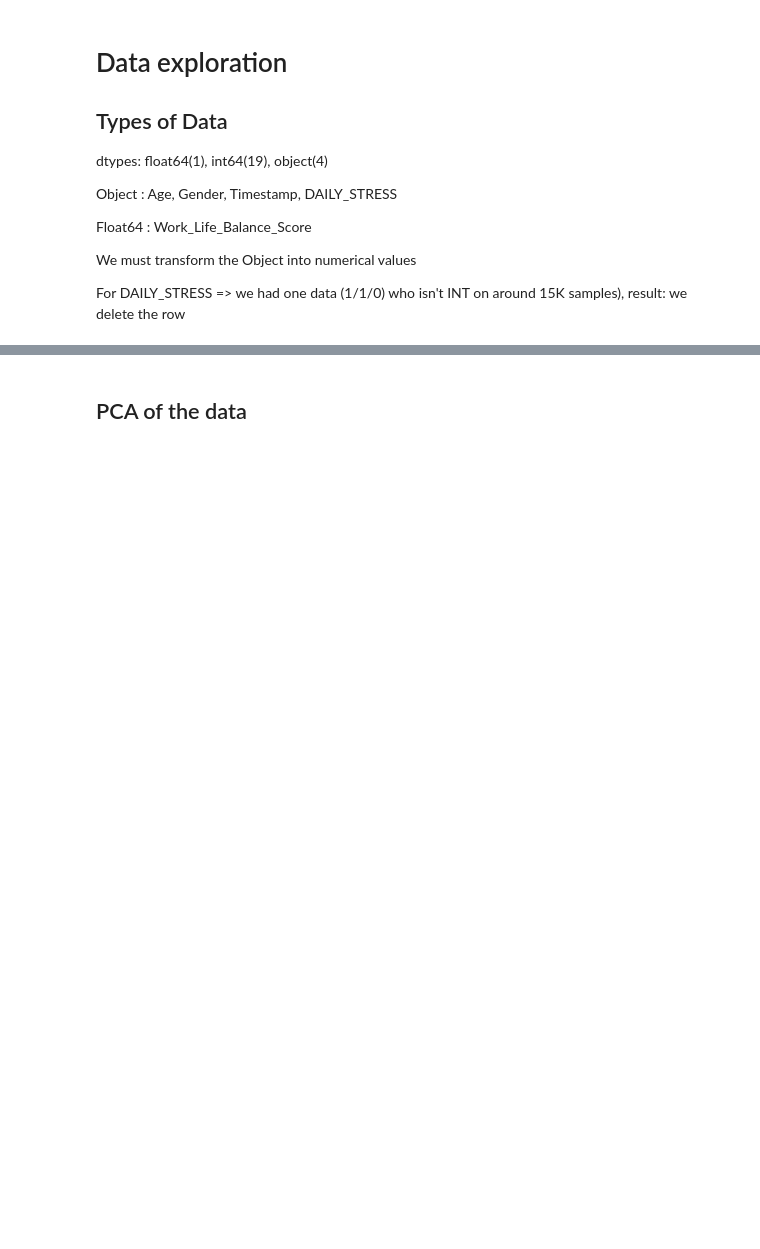
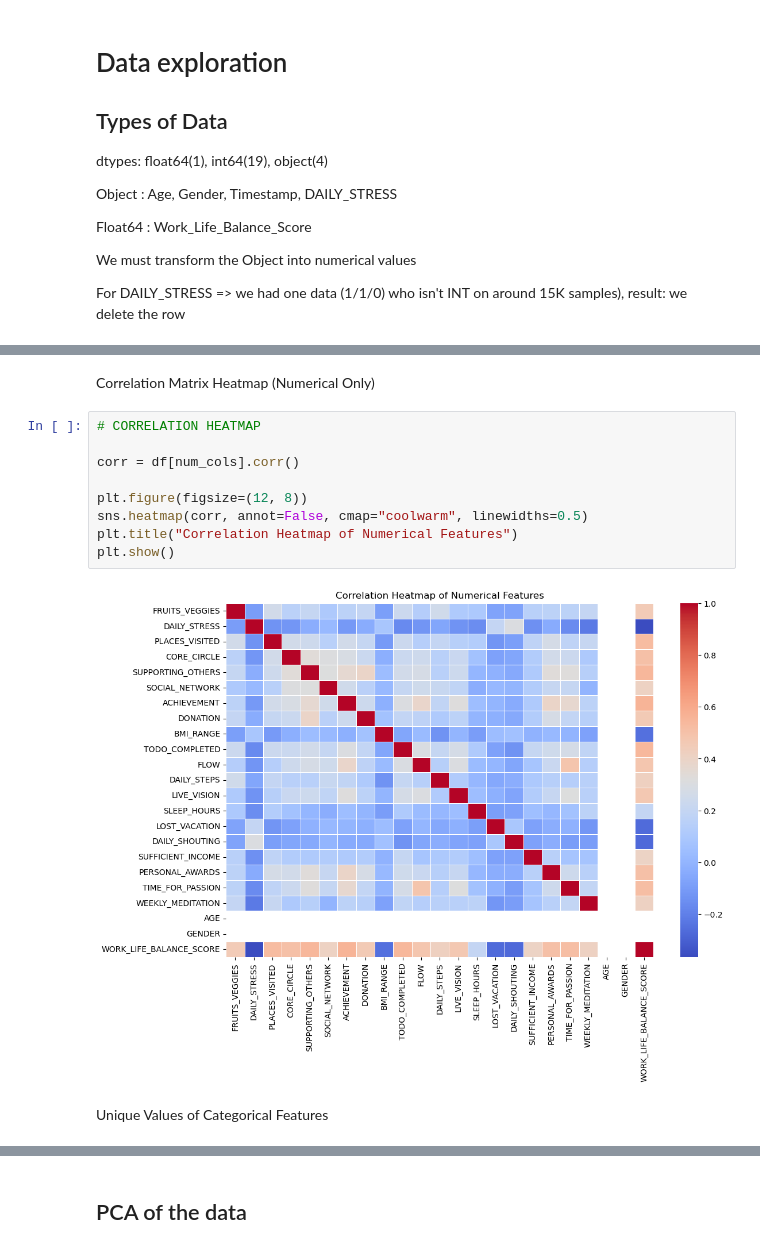
Before and after one commit to Mattei-Theophile/Flatmate-Matcher, a Jupyter notebook: project.ipynb, the cells around one changed output, grey strips where cells are left out. Cells and saved outputs as stored; diff of their text form; blank space fills up the shorter version.

```diff
--- a/project.ipynb
+++ b/project.ipynb
@@ -126,0 +263,15 @@ None
+# %% [markdown]
+Correlation Matrix Heatmap (Numerical Only)
+# %%
+# CORRELATION HEATMAP
+
+corr = df[num_cols].corr()
+
+plt.figure(figsize=(12, 8))
+sns.heatmap(corr, annot=False, cmap="coolwarm", linewidths=0.5)
+plt.title("Correlation Heatmap of Numerical Features")
+plt.show()
+# %% [output]
+[figure, added]
+# %% [markdown]
+Unique Values of Categorical Features
```
Also changed, not shown: parts of 19 cells of this notebook.
